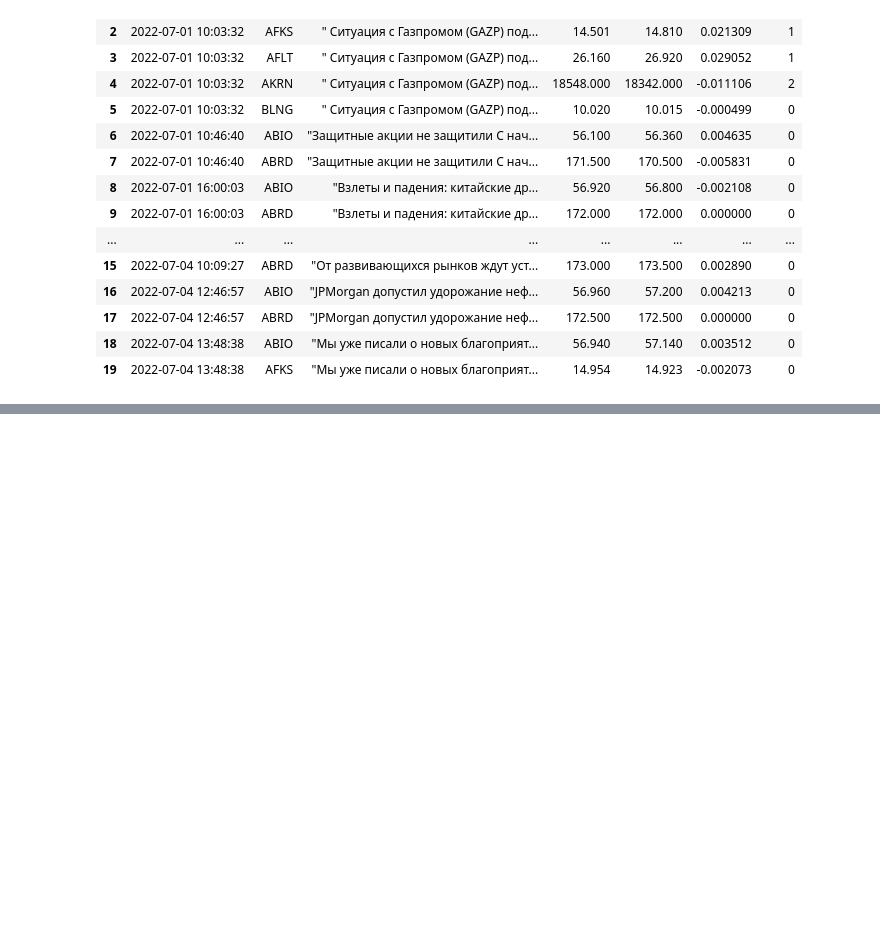
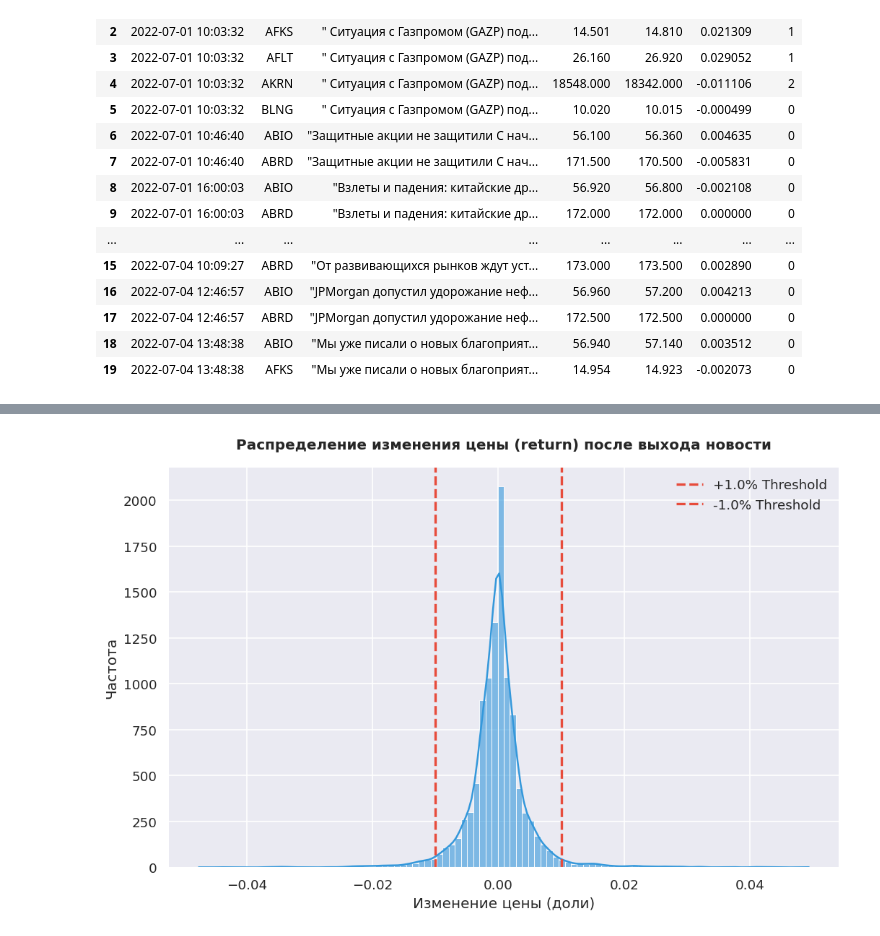
Before and after one commit to litvinovmitch11/HSE_LLM_2026, a Jupyter notebook: data.ipynb, the cells around one changed output, grey strips where cells are left out. Saved outputs shown, nothing was run; the diff lists cells and outputs as text; code cells hidden in the pictures; blank space fills up the shorter version.

```diff
--- a/data.ipynb
+++ b/data.ipynb
@@ -830,0 +882,17 @@ final_df.head(20)
+# %%
+# --- График 2: Распределение доходностей и порог (Threshold) ---
+plt.figure(figsize=(10, 6))
+# Убираем экстремальные выбросы для красоты графика
+returns_plot = df[(df['return'] > -0.05) & (df['return'] < 0.05)]['return']
+sns.histplot(returns_plot, bins=100, kde=True, color='#3498db', alpha=0.6)
+
+plt.axvline(x=THRESHOLD, color='#e74c3c', linestyle='--', linewidth=2, label=f'+{THRESHOLD*100}% Threshold')
+plt.axvline(x=-THRESHOLD, color='#e74c3c', linestyle='--', linewidth=2, label=f'-{THRESHOLD*100}% Threshold')
+
+plt.title("Распределение изменения цены (return) после выхода новости", pad=15, fontweight='bold')
+plt.xlabel("Изменение цены (доли)")
+plt.ylabel("Частота")
+plt.legend()
+plt.show()
+# %% [output]
+[figure, added]
```
Also changed, not shown: parts of 3 cells of this notebook, 3 other files.
